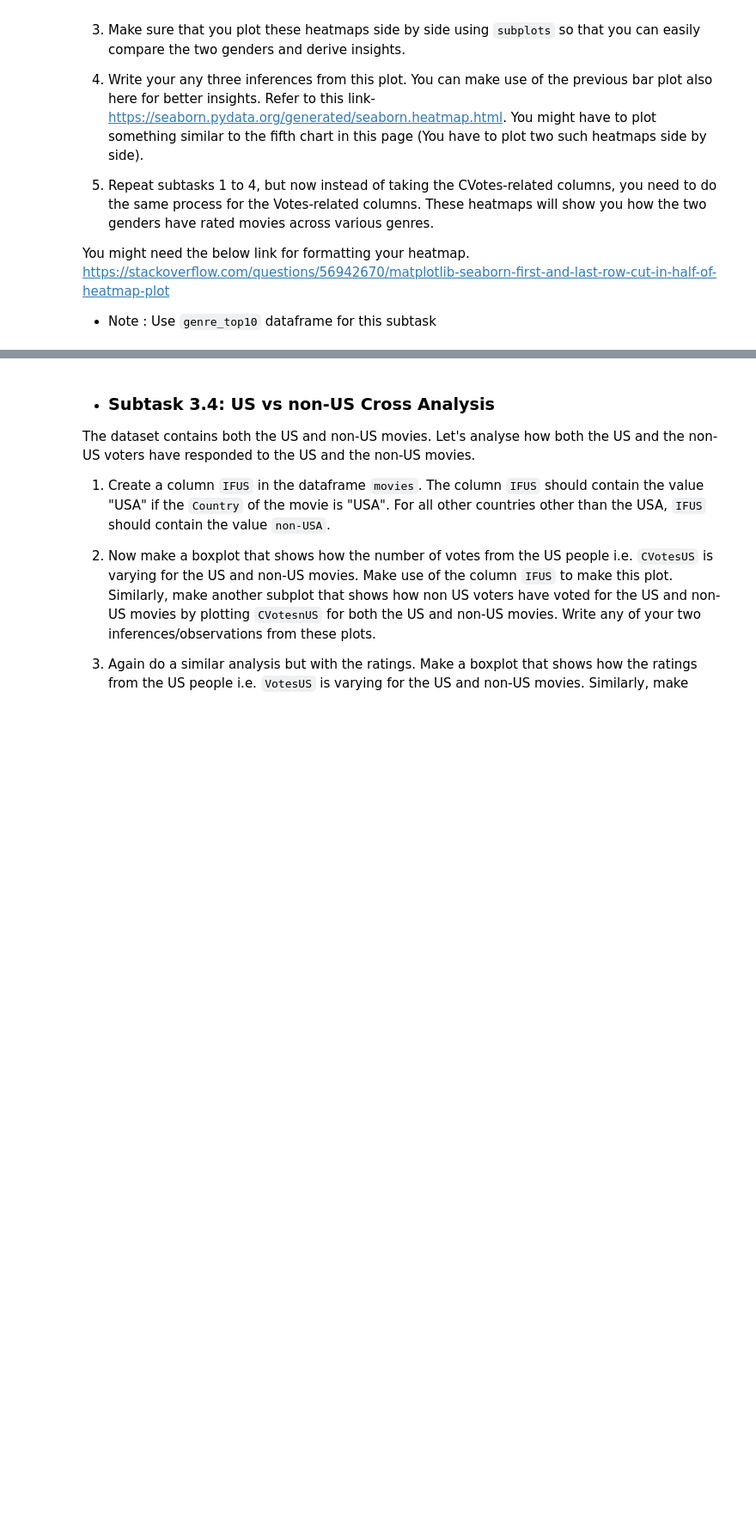
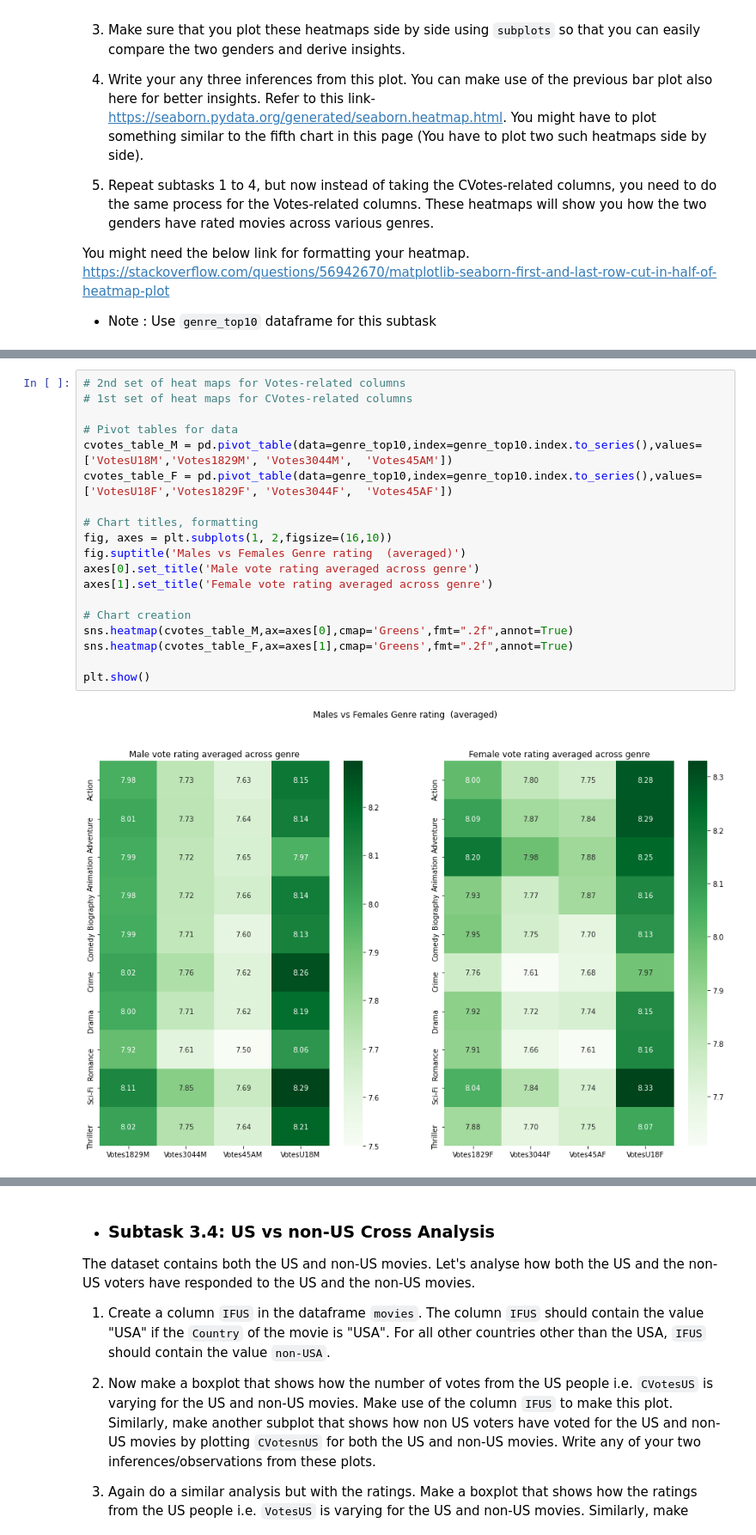
Before and after one commit to abhinav-m/data-science-bootcamp, a Jupyter notebook: projects/upgrad-imdb-assignment/IMDb+Movie+Assignment.ipynb, the cells around one changed output, grey strips where cells are left out. Shown at 86% size. Cells and saved outputs as stored; diff of their text form; blank space fills up the shorter version.

```diff
--- a/projects/upgrad-imdb-assignment/IMDb+Movie+Assignment.ipynb
+++ b/projects/upgrad-imdb-assignment/IMDb+Movie+Assignment.ipynb
@@ -537,2 +563,23 @@ https://stackoverflow.com/questions/56942670/matplotlib-seaborn-first-and-last-r
+# %%
+# 2nd set of heat maps for Votes-related columns
+# 1st set of heat maps for CVotes-related columns
+
+# Pivot tables for data
+cvotes_table_M = pd.pivot_table(data=genre_top10,index=genre_top10.index.to_series(),values=['VotesU18M','Votes1829M', 'Votes3044M',  'Votes45AM'])
+cvotes_table_F = pd.pivot_table(data=genre_top10,index=genre_top10.index.to_series(),values=['VotesU18F','Votes1829F', 'Votes3044F',  'Votes45AF'])
+
+# Chart titles, formatting
+fig, axes = plt.subplots(1, 2,figsize=(16,10))
+fig.suptitle('Males vs Females Genre rating  (averaged)')
+axes[0].set_title('Male vote rating averaged across genre')
+axes[1].set_title('Female vote rating averaged across genre')
+
+# Chart creation
+sns.heatmap(cvotes_table_M,ax=axes[0],cmap='Greens',fmt=".2f",annot=True)
+sns.heatmap(cvotes_table_F,ax=axes[1],cmap='Greens',fmt=".2f",annot=True)
+
+plt.show()
+# %% [output]
+[figure, added]
 # %% [markdown]
 **`Inferences:`** Sci-Fi appears to be the highest rated genre in the age group of U18 for both males and females. Also, females in this age group have rated it a bit higher than the males in the same age group. What more can you infer from the two heatmaps that you have plotted? Write your three inferences/observations below:
```
Also changed, not shown: parts of 9 cells of this notebook.
